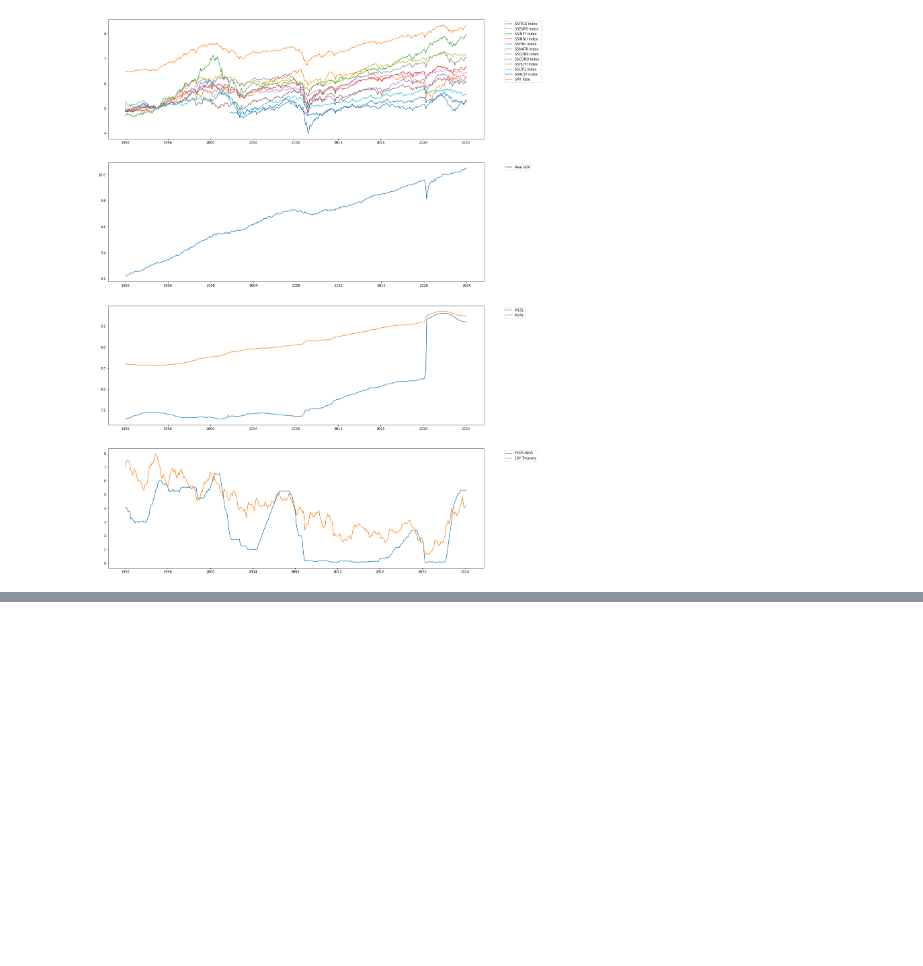
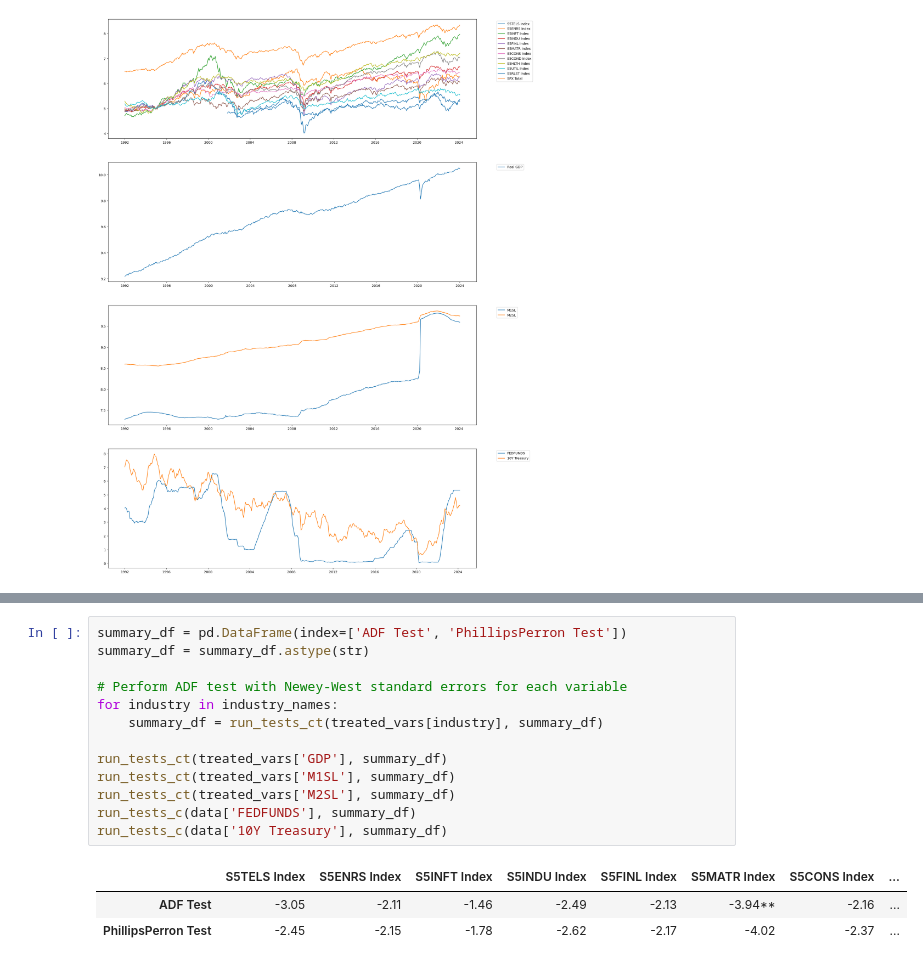
Before and after one commit to GianiRanzetti/BayesianVAR-Monetary-Policy-Effect-On-Asset-Prices, a Jupyter notebook: Assignment 2.ipynb, the cells around one changed output, grey strips where cells are left out. Cells and saved outputs as stored; diff of their text form; blank space fills up the shorter version.

```diff
--- a/Assignment 2.ipynb
+++ b/Assignment 2.ipynb
@@ -490,0 +192,17 @@ This variable is I(1)
+# %%
+summary_df = pd.DataFrame(index=['ADF Test', 'PhillipsPerron Test'])
+summary_df = summary_df.astype(str)
+
+# Perform ADF test with Newey-West standard errors for each variable
+for industry in industry_names:
+    summary_df = run_tests_ct(treated_vars[industry], summary_df)
+
+run_tests_ct(treated_vars['GDP'], summary_df)
+run_tests_ct(treated_vars['M1SL'], summary_df)
+run_tests_ct(treated_vars['M2SL'], summary_df)
+run_tests_c(data['FEDFUNDS'], summary_df)
+run_tests_c(data['10Y Treasury'], summary_df)
+# %% [output]
+|  | S5TELS Index | S5ENRS Index | S5INFT Index | S5INDU Index | S5FINL Index | S5MATR Index | S5CONS Index | ... |
+| ADF Test | -3.05 | -2.11 | -1.46 | -2.49 | -2.13 | -3.94** | -2.16 | ... |
+| PhillipsPerron Test | -2.45 | -2.15 | -1.78 | -2.62 | -2.17 | -4.02 | -2.37 | ... |
```
Also changed, not shown: parts of 14 cells of this notebook.
